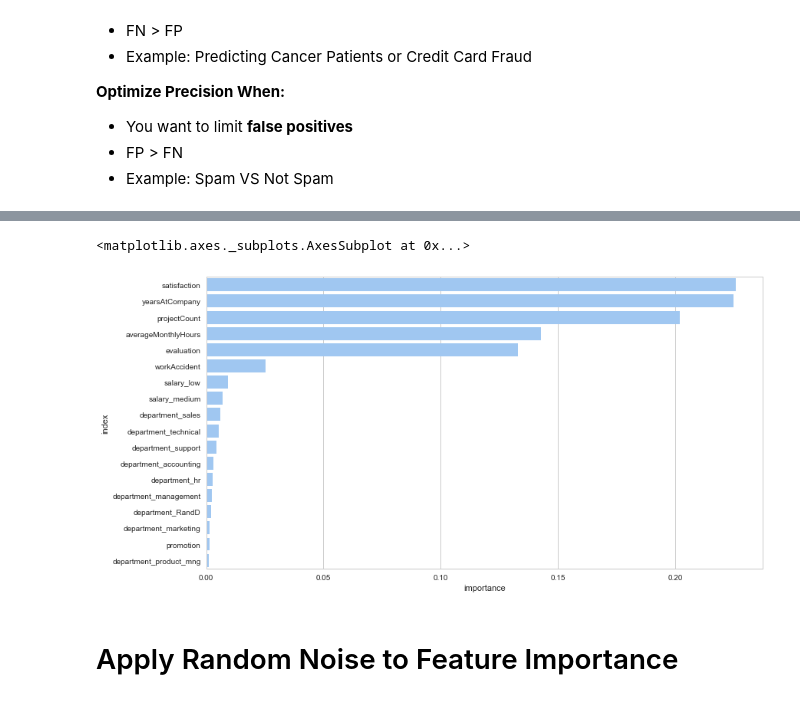
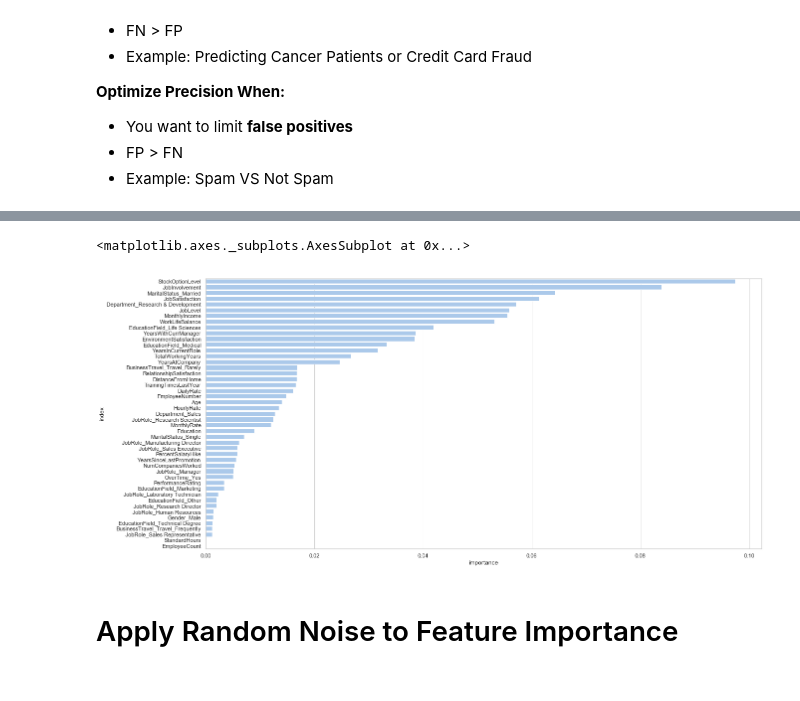
Before and after one commit to chhaviarora95/hranalytics, a Jupyter notebook: HR-Project.ipynb, the cells around one changed output, grey strips where cells are left out. Saved outputs shown, nothing was run; the diff lists cells and outputs as text; code cells hidden in the pictures.

Commit message:
Modelling

```diff
--- a/HR-Project.ipynb
+++ b/HR-Project.ipynb
@@ -689,0 +649,8 @@ The best F1 Score for Downsampled data:
+# %%
+# Upsample using SMOTE
+sm = SMOTE(random_state=1, ratio = 1.0)
+feat_train_sm, turnover_train_sm = sm.fit_sample(feat_train, turnover_train)
+
+
+print("Original shape:", feat_train.shape, turnover_train.shape)
+print ("SMOTE sample shape:", feat_train_sm.shape, turnover_train_sm.shape)
@@ -733,11 +711,27 @@ Notice how the random forest classifier takes a while to run on the dataset. Tha
 ### Apply 5-Fold Cross Validation for Random Forest
 # %%
 from sklearn.ensemble import RandomForestClassifier
+from sklearn.model_selection import RandomizedSearchCV
 
 # Random Forest Model
 rf = RandomForestClassifier()
 
-rf_result = cross_val_score(rf, x_train_sm, y_train_sm, cv=5, scoring='f1')
+#n_estimators
+n_estimators = [200,500,1000,1500,2000]
+
+#max_depth
+max_depth = [3,4,5]
+
+#parameters
+params = {'n_estimators': n_estimators, 'max_depth': max_depth}
+
+rs_rf = RandomizedSearchCV(rf, params, scoring = 'neg_mean_squared_error', cv = 4, n_jobs = -1)
+
+rs_rf.fit(feat_train_sm, turnover_train_sm)
+
+rs_rf.best_params_
+
+rf_result = cross_val_score(rf, feat_train_sm, turnover_train_sm, cv=5, scoring='f1')
 
 rf_result.mean()
 # %% [output]
@@ -747,11 +741,15 @@ rf_result.mean()
 # %%
+from sklearn.ensemble import RandomForestClassifier
 from sklearn.metrics import roc_auc_score
 
-rf = rf.fit(x_train_sm, y_train_sm)
+
+rf1= RandomForestClassifier(n_estimators = 2000, max_depth = 5)
+
+rf1 = rf1.fit(feat_train_sm, turnover_train_sm)
 
 print ("\n\n ---Random Forest Model---")
-rf_roc_auc = roc_auc_score(y_test, rf.predict(X_test))
+rf_roc_auc = roc_auc_score(turnover_test, rf1.predict(feat_test))
 print ("Random Forest AUC = %2.2f" % rf_roc_auc)
-print(classification_report(y_test, rf.predict(X_test)))
+print(classification_report(turnover_test, rf1.predict(feat_test)))
 # %% [output]
  ---Random Forest Model---
@@ -889,7 +929,7 @@ What's the coset of having a FN and FP?
 # %%
 # Get Feature Importances
-feature_importances = pd.DataFrame(rf.feature_importances_,
-                                   index = X_train.columns,
+feature_importances = pd.DataFrame(rf1.feature_importances_,
+                                   index = feat_train.columns,
                                     columns=['importance']).sort_values('importance', ascending=False)
 feature_importances = feature_importances.reset_index()
 feature_importances
@@ -914,15 +938,15 @@ feature_importances
 # %%
 sns.set(style="whitegrid")
 
 # Initialize the matplotlib figure
-f, ax = plt.subplots(figsize=(13, 7))
+f, ax = plt.subplots(figsize=(20, 10))
 
 # Plot the Feature Importance
 sns.set_color_codes("pastel")
 sns.barplot(x="importance", y='index', data=feature_importances,
             label="Total", color="b")
 # %% [output]
 <matplotlib.axes._subplots.AxesSubplot at 0x...>
-[figure, old version]
+[figure, new version]
 # %% [markdown]
 # Apply Random Noise to Feature Importance
```
Also changed, not shown: parts of 65 cells of this notebook.
